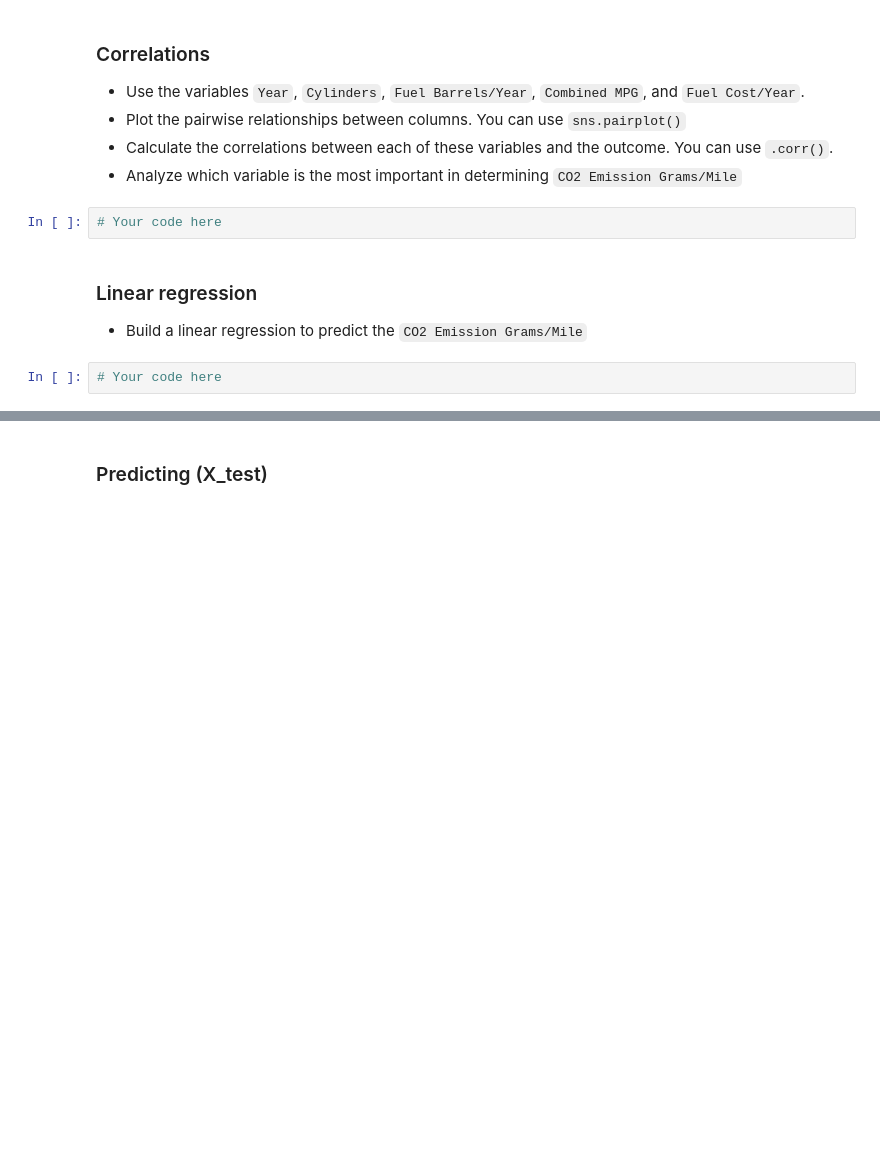
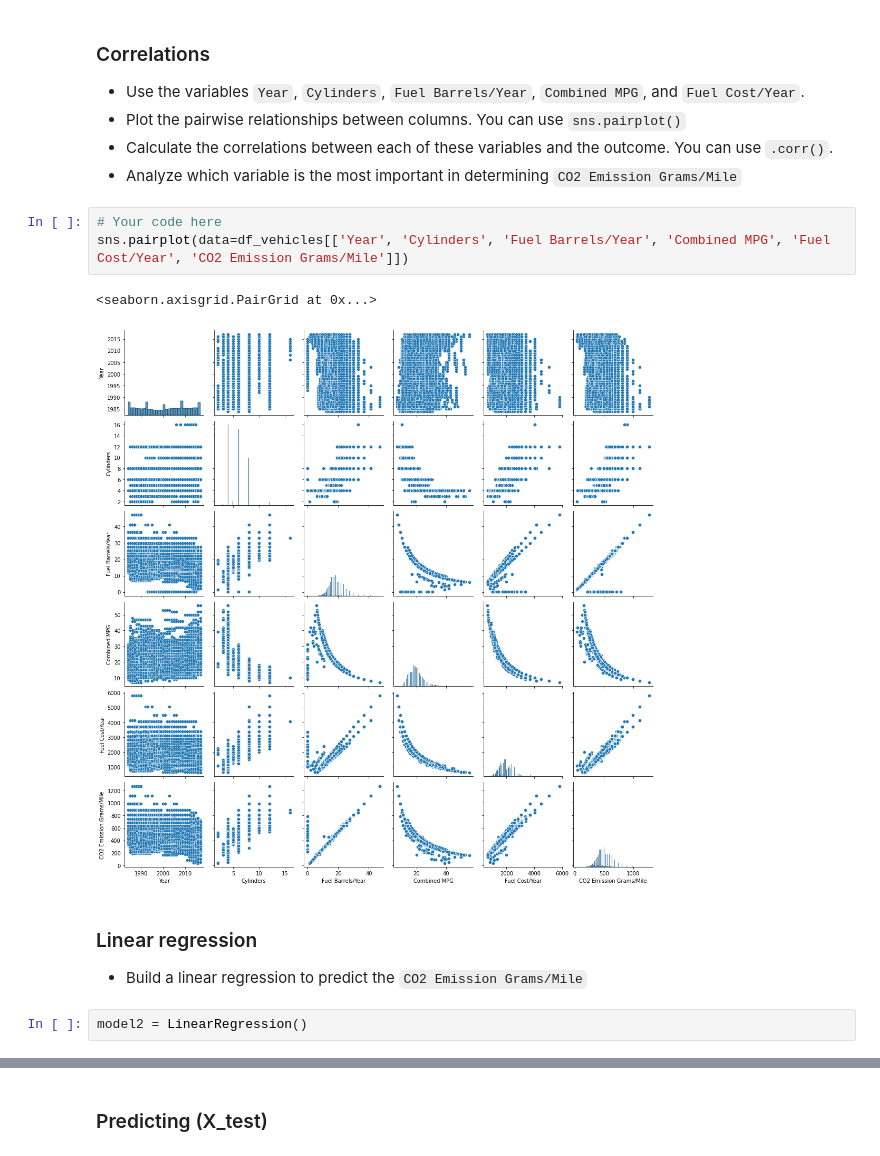
Before and after one commit to natmceoldo/55_DAPT_nat, a Jupyter notebook: Labs/M02-L11-linear_regression/M02-L11-linear_regression.ipynb, the cells around one changed output, grey strips where cells are left out. Saved outputs shown, nothing was run; the diff lists cells and outputs as text; blank space fills up the shorter version.

```diff
--- a/Labs/M02-L11-linear_regression/M02-L11-linear_regression.ipynb
+++ b/Labs/M02-L11-linear_regression/M02-L11-linear_regression.ipynb
@@ -251,10 +251,14 @@ df_vehicles.head()
 - Plot the pairwise relationships between columns. You can use `sns.pairplot()`
 - Calculate the correlations between each of these variables and the outcome. You can use `.corr()`.
 - Analyze which variable is the most important in determining `CO2 Emission Grams/Mile`
-# %%
-# Your code here
+# %%
+# Your code here
+sns.pairplot(data=df_vehicles[['Year', 'Cylinders', 'Fuel Barrels/Year', 'Combined MPG', 'Fuel Cost/Year', 'CO2 Emission Grams/Mile']])
+# %% [output]
+<seaborn.axisgrid.PairGrid at 0x...>
+[figure, added]
 # %% [markdown]
 ### Linear regression
 - Build a linear regression to predict the `CO2 Emission Grams/Mile`
-# %%
-# Your code here
+# %%
+model2 = LinearRegression()
```
Also changed, not shown: parts of 7 cells of this notebook, 9 other files.
